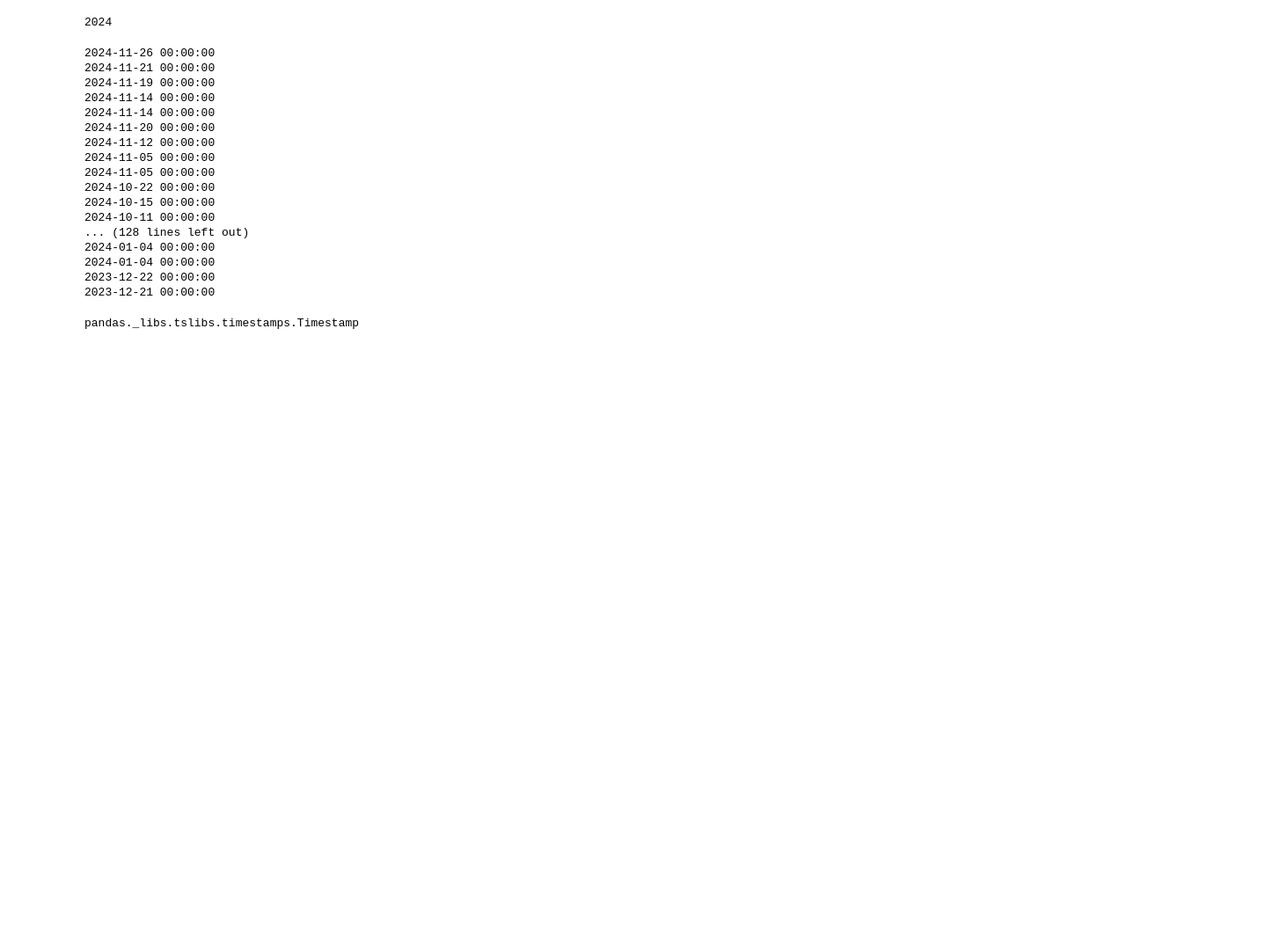
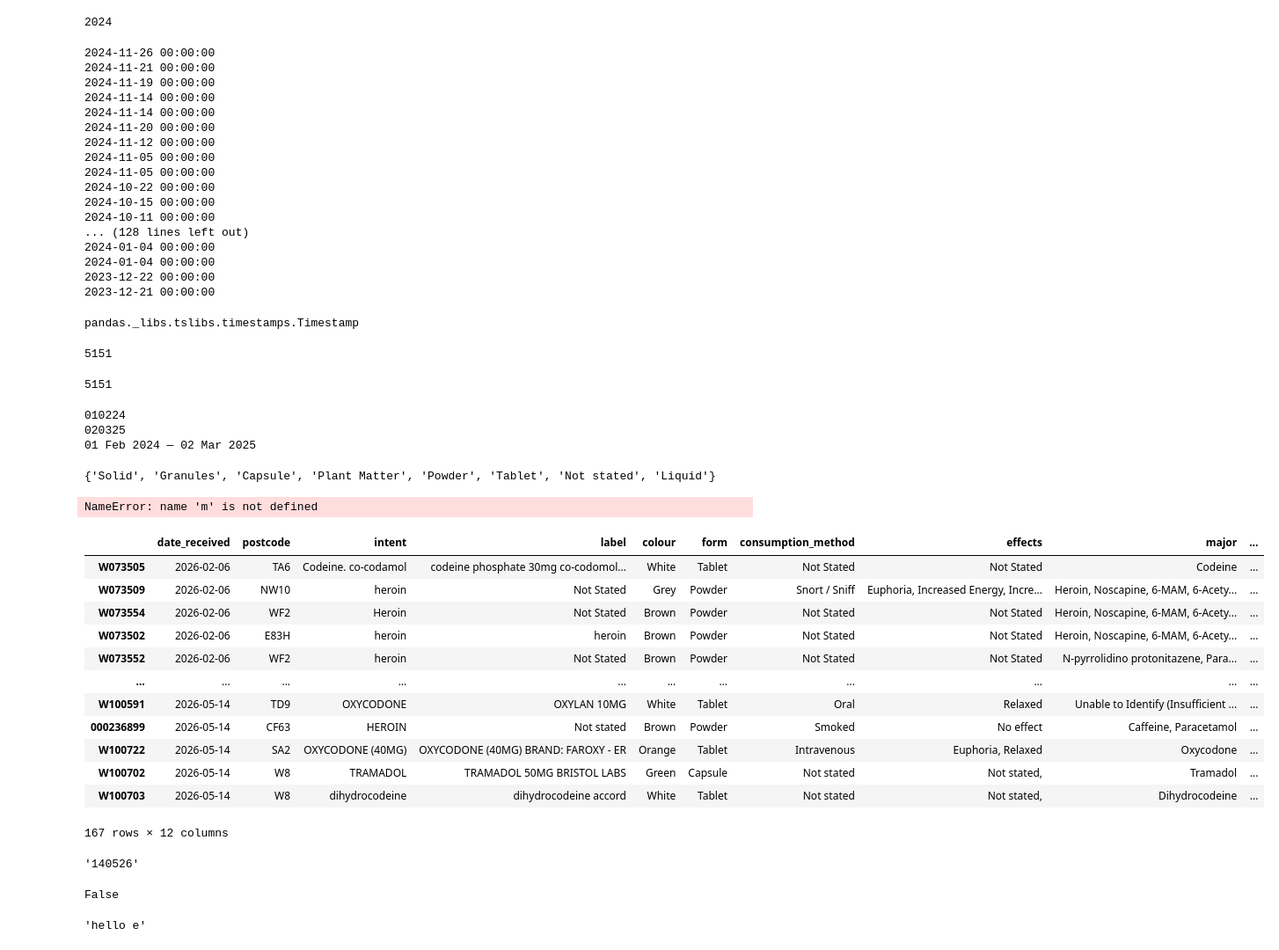
Before and after one commit to Benzo-Research-Project/NitazeneMap, a Jupyter notebook: WEDINOSParser.ipynb, the cells around one changed output. Shown at 88% size. Cells and saved outputs as stored; diff of their text form; code cells hidden in the pictures; blank space fills up the shorter version.

```diff
--- a/WEDINOSParser.ipynb
+++ b/WEDINOSParser.ipynb
@@ -1953,0 +1997,59 @@ pandas._libs.tslibs.timestamps.Timestamp
+# %%
+len(td.keys())
+# %% [output]
+5151
+# %%
+len(set(td.keys()))
+# %% [output]
+5151
+# %%
+from datetime import datetime as dt
+filename='wedinos_benzos_010224-020325'
+dates = []
+for d in filename.split('_')[-1].replace('.csv','').split('-'):
+    if len(d)==4:
+        dates.append(dt.strptime(d, '%Y'))
+    else:
+        dates.append(dt.strptime(d, "%d%m%y").date())
+if len(dates)==2 and dates[0].year==dates[1].year:
+    dateString = dates[0].strftime("%d %b")+' — '+dates[1].strftime("%d %b %Y")
+elif len(dates)==2:
+    dateString = dates[0].strftime("%d %b %Y")+' — '+dates[1].strftime("%d %b %Y")
+elif len(dates[0].strftime("%Y"))==4:
+    dateString = dates[0].strftime("%Y")
+print(dateString)
+# %% [output]
+010224
+020325
+01 Feb 2024 — 02 Mar 2025
+# %%
+ddddf = pd.read_csv('data/wedinos_opioids_intent_010126-060626.csv', index_col=0)
+featureGroups = {}
+if True==True:
+    print(set(ddddf['form'].fillna('Not stated')))
+    for i in set(ddddf['form'].fillna('Not stated')):
+        featureGroups[i] = folium.FeatureGroup(name=i)
+fg = featureGroups.get('Capsule')
+fg.add_to(m)
+# %% [output]
+{'Solid', 'Granules', 'Capsule', 'Plant Matter', 'Powder', 'Tablet', 'Not stated', 'Liquid'}
+NameError: name 'm' is not defined
+# %%
+ddddf = pd.read_csv('data/wedinos_opioids_intent_010126-060626.csv', index_col=0)
+# %%
+#ddddf['date_received'] = pd.to_datetime(ddddf['date_received'])
+ddddf[(ddddf['date_received'] >= "2026-02-06") & (ddddf['date_received'] <= "2026-05-14")]
+# %% [output]
+|  | date_received | postcode | intent | label | colour | form | consumption_method | effects | major | ... |
+| W073505 | 2026-02-06 | TA6 | Codeine. co-codamol | codeine phosphate 30mg co-codomol... | White | Tablet | Not Stated | Not Stated | Codeine | ... |
+| W073509 | 2026-02-06 | NW10 | heroin | Not Stated | Grey | Powder | Snort / Sniff | Euphoria, Increased Energy, Incre... | Heroin, Noscapine, 6-MAM, 6-Acety... | ... |
+| W073554 | 2026-02-06 | WF2 | Heroin | Not Stated | Brown | Powder | Not Stated | Not Stated | Heroin, Noscapine, 6-MAM, 6-Acety... | ... |
+| W073502 | 2026-02-06 | E83H | heroin | heroin | Brown | Powder | Not Stated | Not Stated | Heroin, Noscapine, 6-MAM, 6-Acety... | ... |
+| W073552 | 2026-02-06 | WF2 | heroin | Not Stated | Brown | Powder | Not Stated | Not Stated | N-pyrrolidino protonitazene, Para... | ... |
+| ... | ... | ... | ... | ... | ... | ... | ... | ... | ... | ... |
+| W100591 | 2026-05-14 | TD9 | OXYCODONE | OXYLAN 10MG | White | Tablet | Oral | Relaxed | Unable to Identify (Insufficient ... | ... |
+| 000236899 | 2026-05-14 | CF63 | HEROIN | Not stated | Brown | Powder | Smoked | No effect | Caffeine, Paracetamol | ... |
+| W100722 | 2026-05-14 | SA2 | OXYCODONE (40MG) | OXYCODONE (40MG) BRAND: FAROXY - ER | Orange | Tablet | Intravenous | Euphoria, Relaxed | Oxycodone | ... |
+| W100702 | 2026-05-14 | W8 | TRAMADOL | TRAMADOL 50MG BRISTOL LABS | Green | Capsule | Not stated | Not stated, | Tramadol | ... |
+| W100703 | 2026-05-14 | W8 | dihydrocodeine | dihydrocodeine accord | White | Tablet | Not stated | Not stated, | Dihydrocodeine | ... |
+167 rows × 12 columns
@@ -1953,0 +2058,20 @@ pandas._libs.tslibs.timestamps.Timestamp
+# %%
+date = dt.strptime('2026-05-14','%Y-%m-%d')
+date.strftime('%d%m%y')
+# %% [output]
+'140526'
+# %%
+lst = ['placeholder']
+
+any(substring in 'big, man' for substring in lst)
+# %% [output]
+False
+# %%
+strn = 'hello bye'
+lst2 = ['xop','by']
+
+for i in lst2:
+    strn=strn.replace(i,'')
+strn
+# %% [output]
+'hello e'
```
Also changed, not shown: parts of 6 cells of this notebook, 48 other files.
